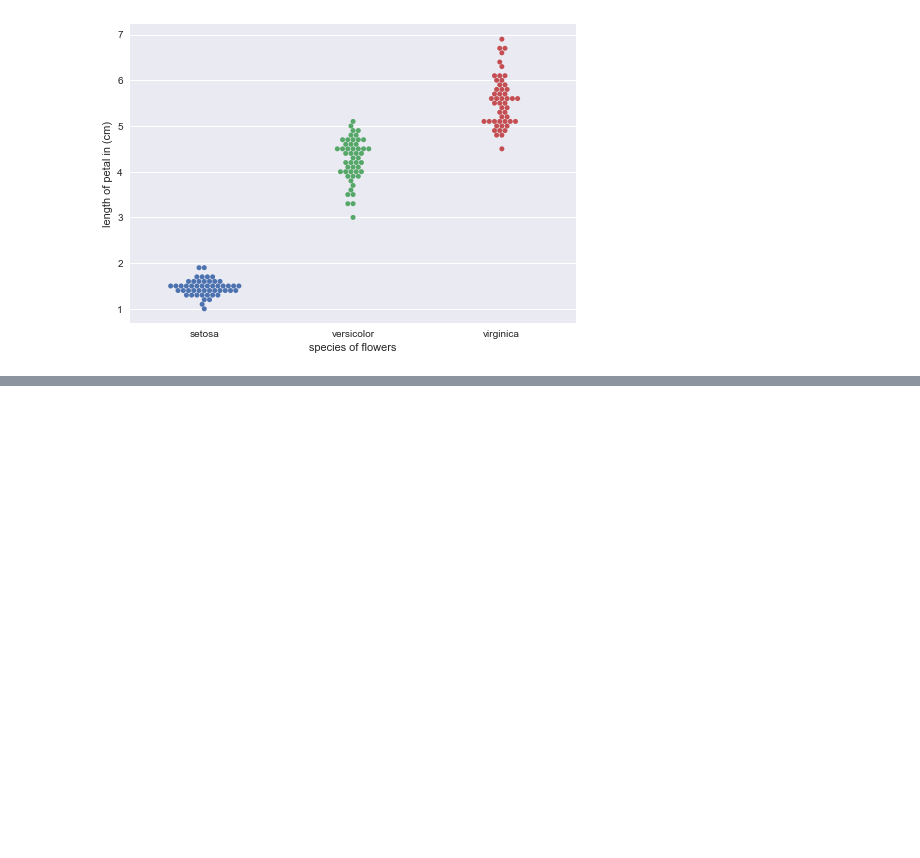
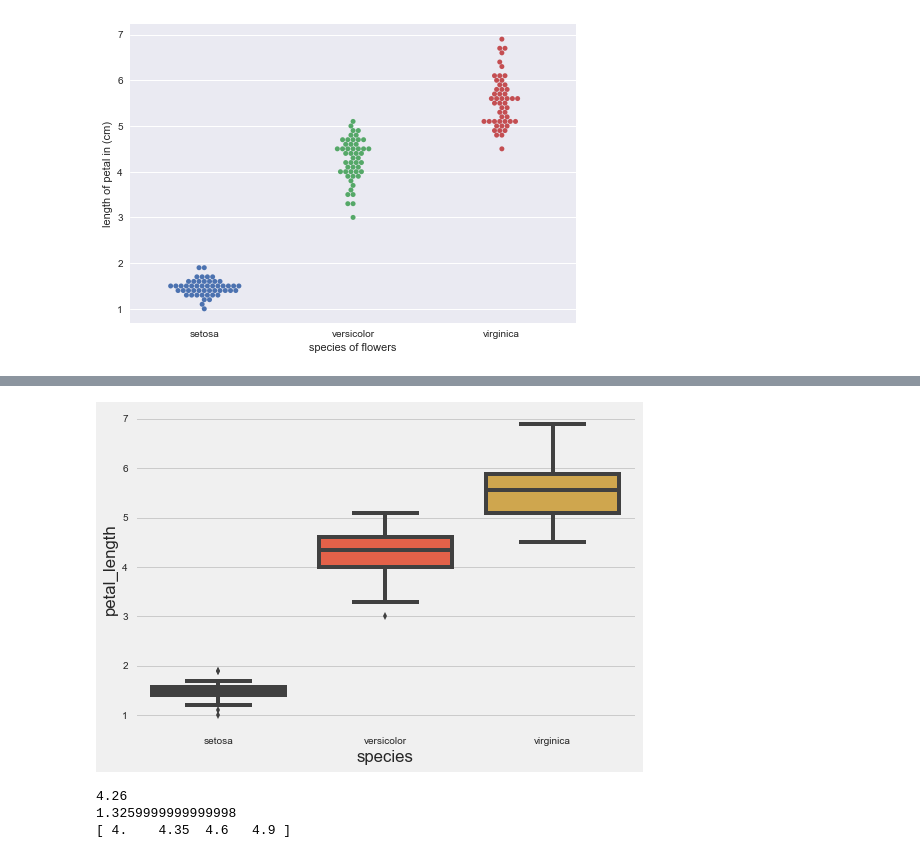
Before and after one commit to DAVINDERYADAVRJIT/iris_data_eda, a Jupyter notebook: iris_eda.ipynb, the cells around one changed output, grey strips where cells are left out. Drawn from its saved outputs; the diff is of its cells as text; code cells hidden in the pictures; blank space fills up the shorter version.

```diff
--- a/iris_eda.ipynb
+++ b/iris_eda.ipynb
@@ -45,0 +78,18 @@ plt.show()
+# %%
+#plotting box plot of all the 3 species
+_=sns.boxplot(df['species'],df['petal_length'],data=df)
+plt.show()
+# %% [output]
+[figure, added]
+# %%
+#calculate the mean and percentile of petal length for virginica
+virg_lth_mean=np.mean(fig2['petal_length'])
+virg_wid_mean=np.mean(fig2['petal_width'])
+virg_perctil=np.percentile(fig2['petal_length'],[25,50,75,95])
+print(virg_lth_mean)
+print(virg_wid_mean)
+print(virg_perctil)
+# %% [output]
+4.26
+1.3259999999999998
+[ 4.    4.35  4.6   4.9 ]
```
Also changed, not shown: parts of 8 cells of this notebook.
